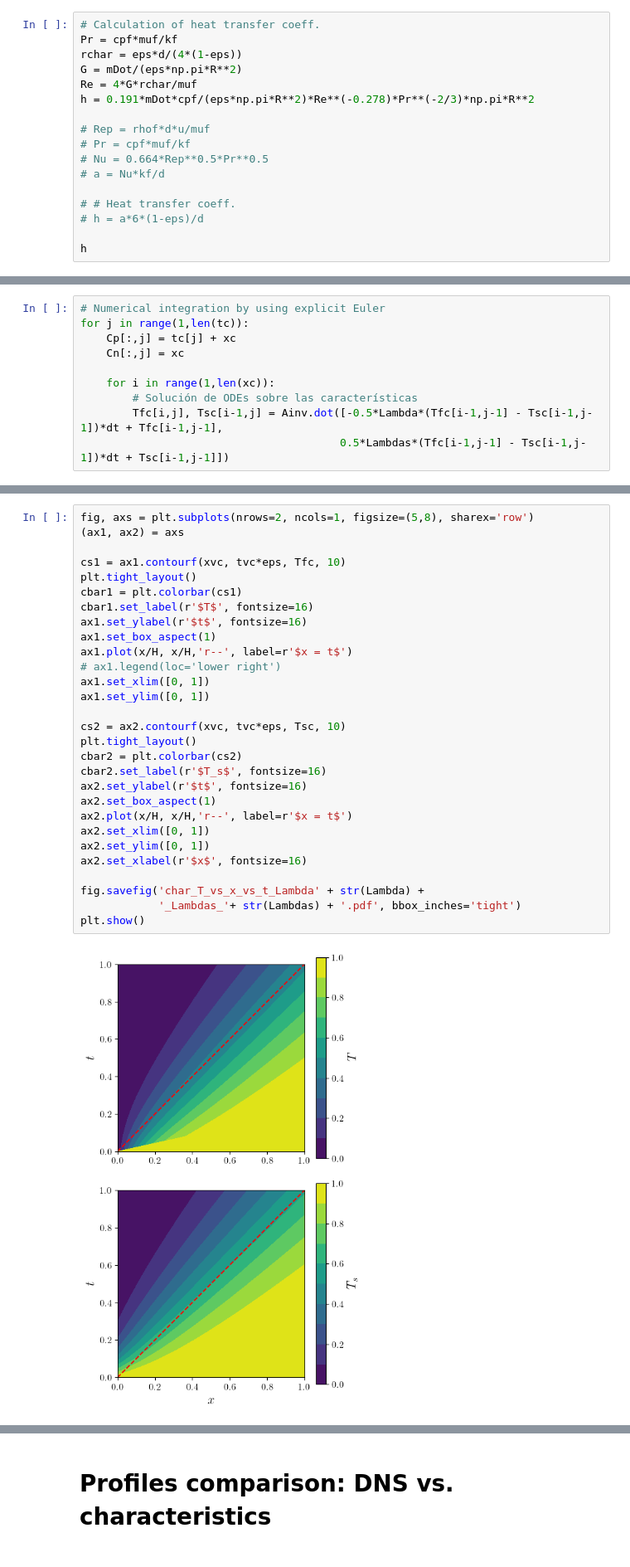
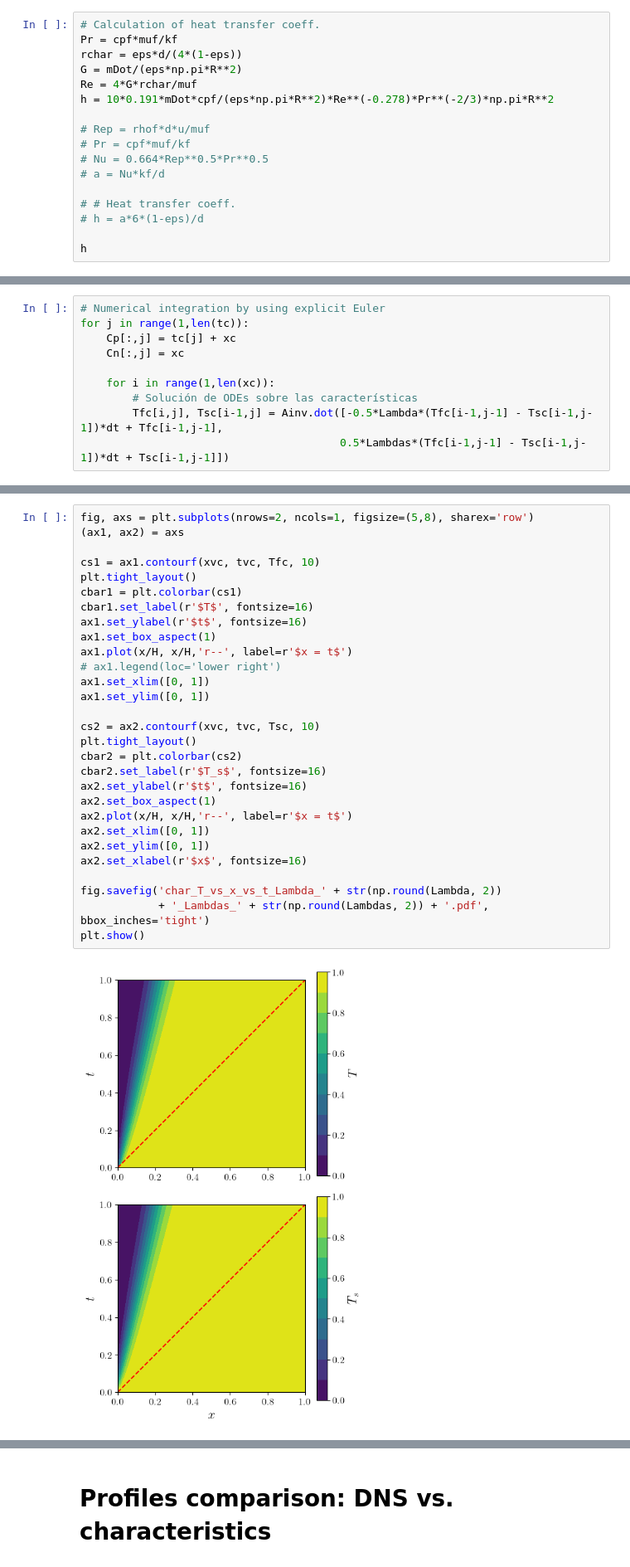
Before and after one commit to riemannsBeard/HeatTransfer_characteristics, a Jupyter notebook: Characteristics.ipynb, the cells around one changed output, grey strips where cells are left out. Shown at 83% size. Saved outputs shown, nothing was run; the diff lists cells and outputs as text.

```diff
--- a/Characteristics.ipynb
+++ b/Characteristics.ipynb
@@ -109,7 +106,7 @@ Pr = cpf*muf/kf
 rchar = eps*d/(4*(1-eps))
 G = mDot/(eps*np.pi*R**2)
 Re = 4*G*rchar/muf
-h = 0.191*mDot*cpf/(eps*np.pi*R**2)*Re**(-0.278)*Pr**(-2/3)*np.pi*R**2
+h = 10*0.191*mDot*cpf/(eps*np.pi*R**2)*Re**(-0.278)*Pr**(-2/3)*np.pi*R**2
 
 # Rep = rhof*d*u/muf
 # Pr = cpf*muf/kf
@@ -391,34 +389,34 @@ plt.show()
 # %%
 fig, axs = plt.subplots(nrows=2, ncols=1, figsize=(5,8), sharex='row')
 (ax1, ax2) = axs
 
-cs1 = ax1.contourf(xvc, tvc*eps, Tfc, 10)
+cs1 = ax1.contourf(xvc, tvc, Tfc, 10)
 plt.tight_layout()
 cbar1 = plt.colorbar(cs1)
 cbar1.set_label(r'$T$', fontsize=16)
 ax1.set_ylabel(r'$t$', fontsize=16)
 ax1.set_box_aspect(1)
 ax1.plot(x/H, x/H,'r--', label=r'$x = t$')
 # ax1.legend(loc='lower right')
 ax1.set_xlim([0, 1])
 ax1.set_ylim([0, 1])
 
-cs2 = ax2.contourf(xvc, tvc*eps, Tsc, 10)
+cs2 = ax2.contourf(xvc, tvc, Tsc, 10)
 plt.tight_layout()
 cbar2 = plt.colorbar(cs2)
 cbar2.set_label(r'$T_s$', fontsize=16)
 ax2.set_ylabel(r'$t$', fontsize=16)
 ax2.set_box_aspect(1)
 ax2.plot(x/H, x/H,'r--', label=r'$x = t$')
 ax2.set_xlim([0, 1])
 ax2.set_ylim([0, 1])
 ax2.set_xlabel(r'$x$', fontsize=16)
 
-fig.savefig('char_T_vs_x_vs_t_Lambda' + str(Lambda) +
-            '_Lambdas_'+ str(Lambdas) + '.pdf', bbox_inches='tight')
+fig.savefig('char_T_vs_x_vs_t_Lambda_' + str(np.round(Lambda, 2))
+            + '_Lambdas_' + str(np.round(Lambdas, 2)) + '.pdf', bbox_inches='tight')
 plt.show()
 # %% [output]
-[figure, old version]
+[figure, new version]
 # %%
 fig, ax = plt.subplots(figsize=(8,8))
 
```
Also changed, not shown: parts of 16 cells of this notebook, 45 other files.
